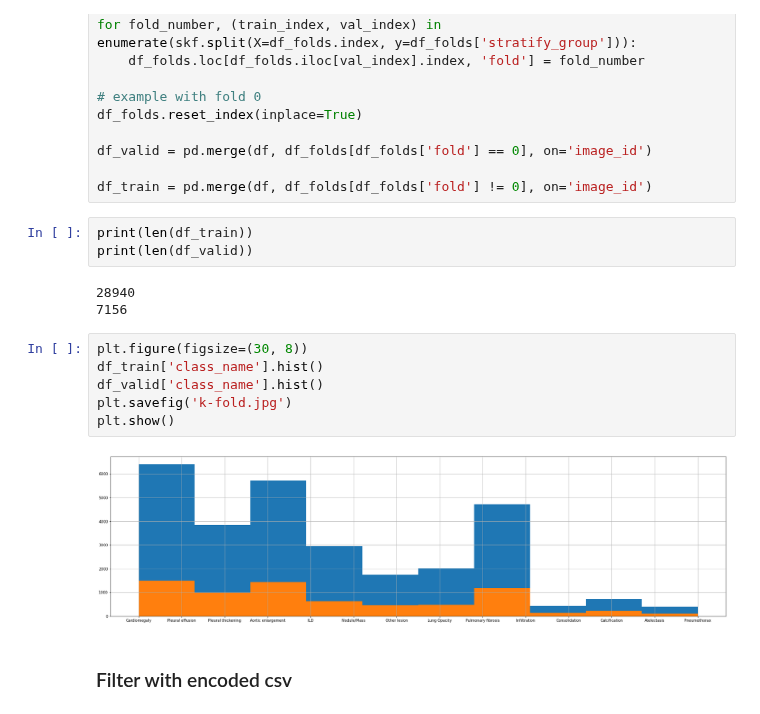
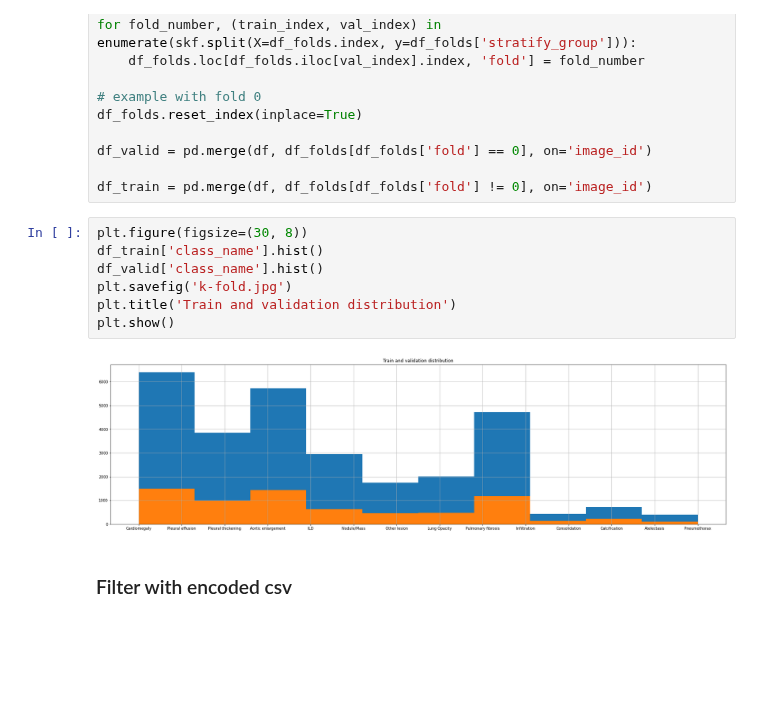
Before and after one commit to daitranskku/chest_x_ray_abnormalities_detection, a Jupyter notebook: MaskRCNN_implementation/training_augmentation_kfold.ipynb, the cells around one changed output. Drawn from its saved outputs; the diff is of its cells as text; blank space fills up the shorter version.

```diff
--- a/MaskRCNN_implementation/training_augmentation_kfold.ipynb
+++ b/MaskRCNN_implementation/training_augmentation_kfold.ipynb
@@ -162,20 +206,15 @@ df_folds.reset_index(inplace=True)
 df_valid = pd.merge(df, df_folds[df_folds['fold'] == 0], on='image_id')
 
 df_train = pd.merge(df, df_folds[df_folds['fold'] != 0], on='image_id')
-# %%
-print(len(df_train))
-print(len(df_valid))
-# %% [output]
-28940
-7156
 # %%
 plt.figure(figsize=(30, 8))
 df_train['class_name'].hist()
 df_valid['class_name'].hist()
 plt.savefig('k-fold.jpg')
+plt.title('Train and validation distribution')
 plt.show()
 # %% [output]
-[figure, old version]
+[figure, new version]
 # %% [markdown]
 ### Filter with encoded csv
 # %%
```
Also changed, not shown: parts of 34 cells of this notebook, 8 other files.
